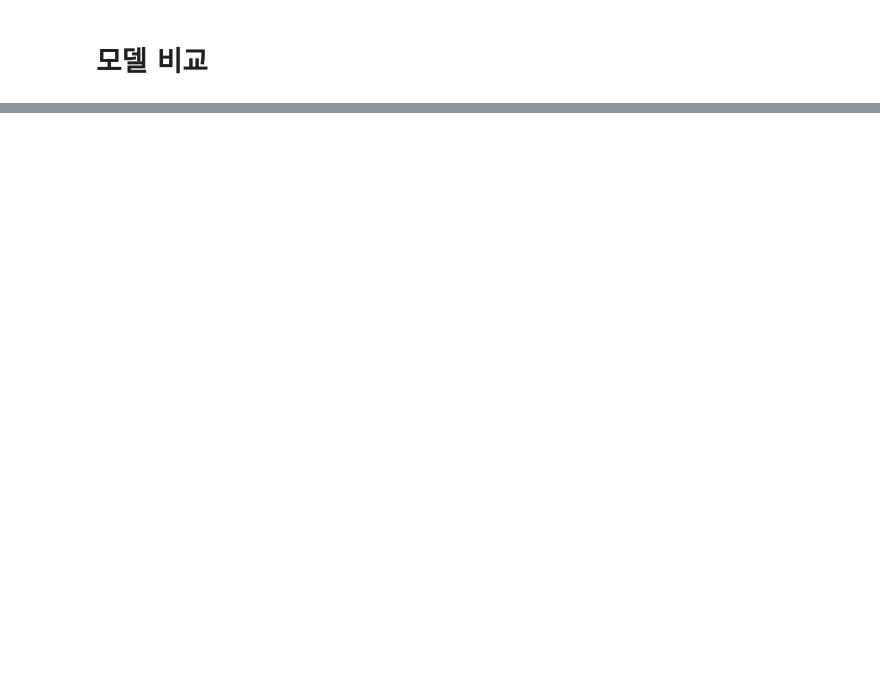
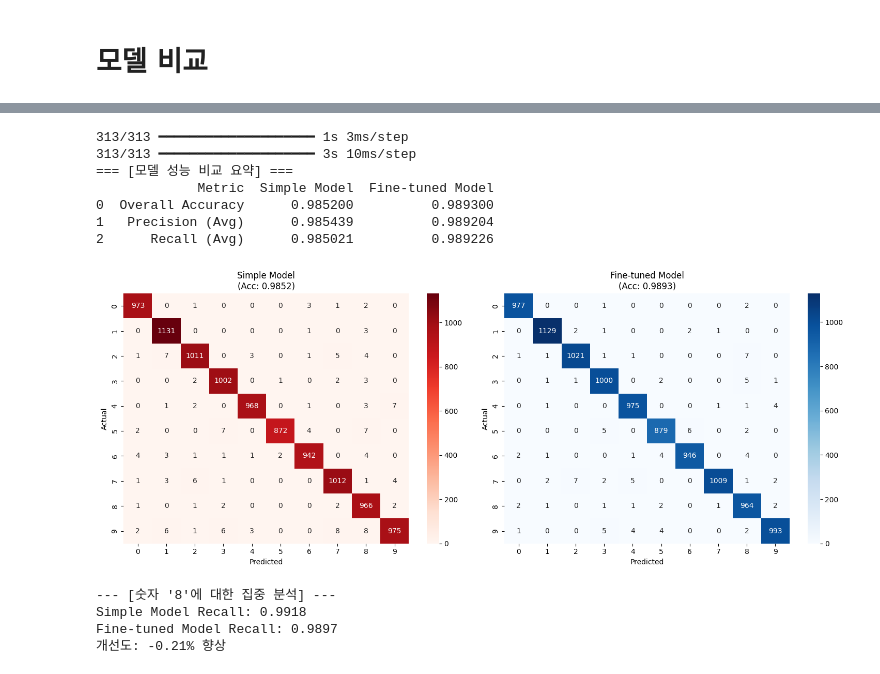
Before and after one commit to iru-han/Digit-Recognition-Password-Lock, a Jupyter notebook: project.ipynb, the cells around one changed output, grey strips where cells are left out. Drawn from its saved outputs; the diff is of its cells as text; code cells hidden in the pictures; blank space fills up the shorter version.

```diff
--- a/project.ipynb
+++ b/project.ipynb
@@ -946,0 +506,71 @@ Final Input: [5, 6, 7, 8], Result: SUCCESS! Welcome!
+# %%
+import pandas as pd
+import seaborn as sns
+import matplotlib.pyplot as plt
+from sklearn.metrics import confusion_matrix, classification_report
+
+def compare_models_visual(model1_path, model2_path, x_test, y_test):
+    # 1. 모델 로드
+    m1 = keras.models.load_model(model1_path)
+    m2 = keras.models.load_model(model2_path)
+
+    # 2. 예측값 계산
+    y_pred1 = np.argmax(m1.predict(x_test), axis=1)
+    y_pred2 = np.argmax(m2.predict(x_test), axis=1)
+
+    # 3. 성적표(Classification Report) 생성
+    report1 = classification_report(y_test, y_pred1, output_dict=True)
+    report2 = classification_report(y_test, y_pred2, output_dict=True)
+
+    # 4. Pandas를 이용한 주요 지표 비교표 (파일 1~2에서 배운 데이터프레임 활용)
+    metrics = ['accuracy', 'macro avg']
+    compare_df = pd.DataFrame({
+        'Metric': ['Overall Accuracy', 'Precision (Avg)', 'Recall (Avg)'],
+        'Simple Model': [report1['accuracy'], report1['macro avg']['precision'], report1['macro avg']['recall']],
+        'Fine-tuned Model': [report2['accuracy'], report2['macro avg']['precision'], report2['macro avg']['recall']]
+    })
+
+    print("=== [모델 성능 비교 요약] ===")
+    print(compare_df)
+    print("\n")
+
+    # 5. 오차 행렬 시각화 (파일 5의 핵심 내용)
+    fig, ax = plt.subplots(1, 2, figsize=(15, 6))
+
+    cm1 = confusion_matrix(y_test, y_pred1)
+    sns.heatmap(cm1, annot=True, fmt='d', cmap='Reds', ax=ax[0])
+    ax[0].set_title(f"Simple Model\n(Acc: {report1['accuracy']:.4f})")
+    ax[0].set_xlabel("Predicted")
+    ax[0].set_ylabel("Actual")
+
+    cm2 = confusion_matrix(y_test, y_pred2)
+    sns.heatmap(cm2, annot=True, fmt='d', cmap='Blues', ax=ax[1])
+    ax[1].set_title(f"Fine-tuned Model\n(Acc: {report2['accuracy']:.4f})")
+    ax[1].set_xlabel("Predicted")
+    ax[1].set_ylabel("Actual")
+
+    plt.tight_layout()
+    plt.show()
+
+    # 6. 특정 숫자(예: 8)에 대한 집중 분석
+    target_digit = '8'
+    print(f"--- [숫자 '{target_digit}'에 대한 집중 분석] ---")
+    print(f"Simple Model Recall: {report1[target_digit]['recall']:.4f}")
+    print(f"Fine-tuned Model Recall: {report2[target_digit]['recall']:.4f}")
+    print(f"개선도: {((report2[target_digit]['recall'] - report1[target_digit]['recall']) * 100):.2f}% 향상")
+
+# 함수 실행
+compare_models_visual("simple_digit_model.keras", "finetuned_digit_model.keras", x_test, y_test)
+# %% [output]
+313/313 ━━━━━━━━━━━━━━━━━━━━ 1s 3ms/step
+313/313 ━━━━━━━━━━━━━━━━━━━━ 3s 10ms/step
+=== [모델 성능 비교 요약] ===
+             Metric  Simple Model  Fine-tuned Model
+0  Overall Accuracy      0.985200          0.989300
+1   Precision (Avg)      0.985439          0.989204
+2      Recall (Avg)      0.985021          0.989226
+[figure, added]
+--- [숫자 '8'에 대한 집중 분석] ---
+Simple Model Recall: 0.9918
+Fine-tuned Model Recall: 0.9897
+개선도: -0.21% 향상
```
Also changed, not shown: parts of 20 cells of this notebook, 1 other file.
